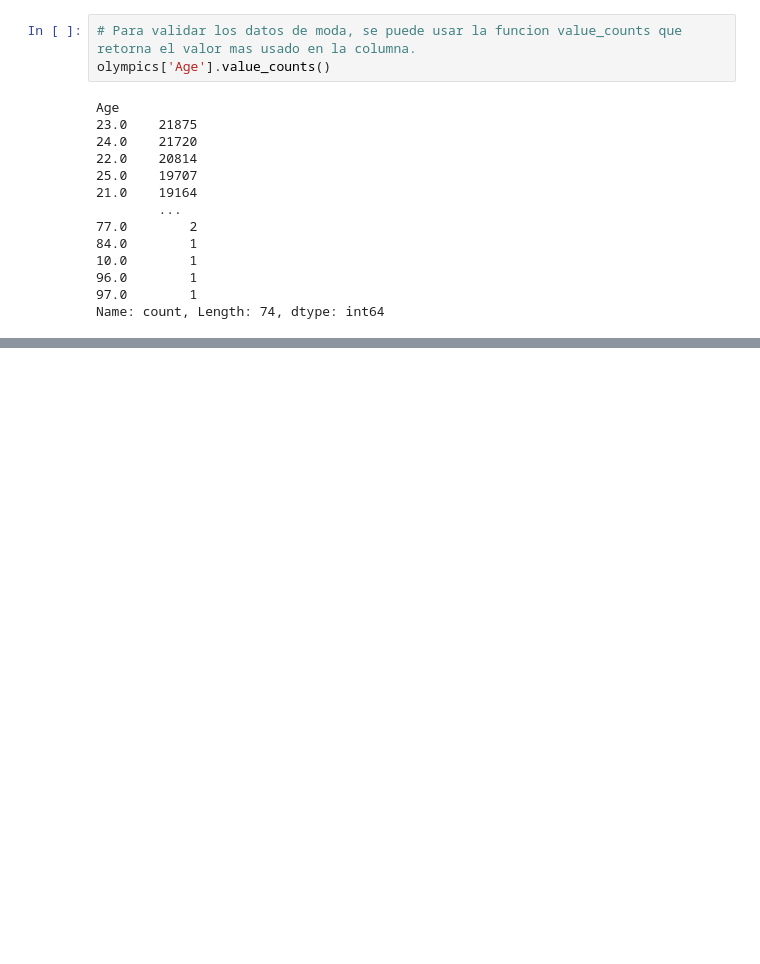
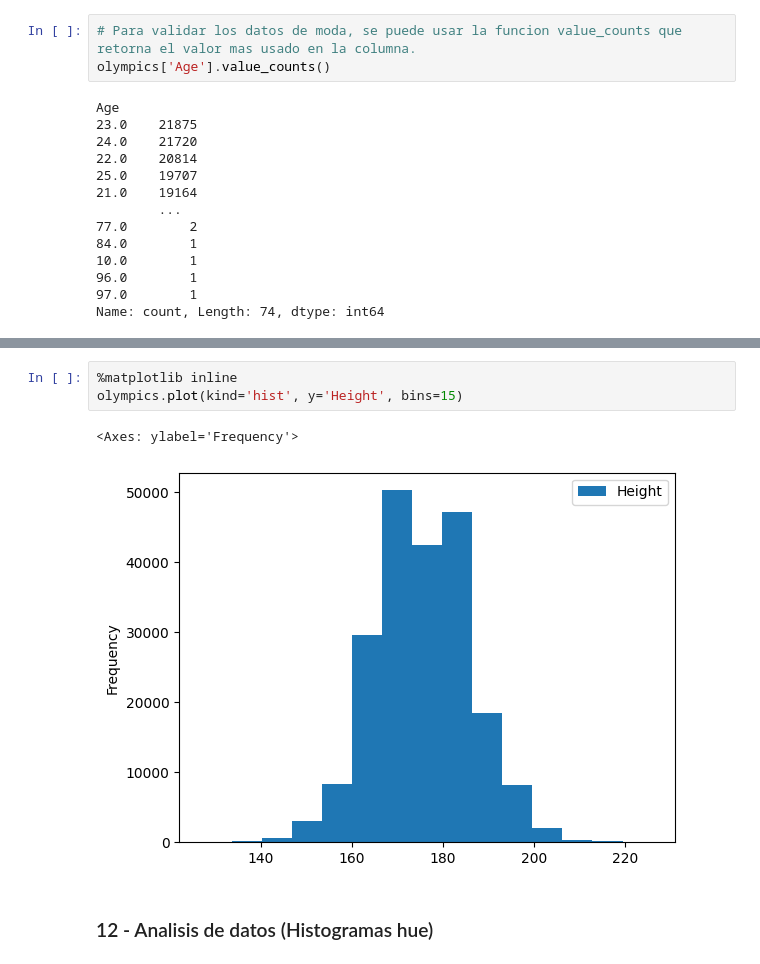
Before and after one commit to oscargbocanegra/learning, a Jupyter notebook: MachineLearning/c-udemy-analisis-datos-python-3/notebooks/03-analisis-exploratorio.ipynb, the cells around one changed output, grey strips where cells are left out. Drawn from its saved outputs; the diff is of its cells as text; blank space fills up the shorter version.

```diff
--- a/MachineLearning/c-udemy-analisis-datos-python-3/notebooks/03-analisis-exploratorio.ipynb
+++ b/MachineLearning/c-udemy-analisis-datos-python-3/notebooks/03-analisis-exploratorio.ipynb
@@ -272,0 +398,8 @@ Name: count, Length: 74, dtype: int64
+# %%
+%matplotlib inline
+olympics.plot(kind='hist', y='Height', bins=15)
+# %% [output]
+<Axes: ylabel='Frequency'>
+[figure, added]
+# %% [markdown]
+### 12 - Analisis de datos (Histogramas hue)
```
Also changed, not shown: parts of 66 cells of this notebook, 1 other file.
